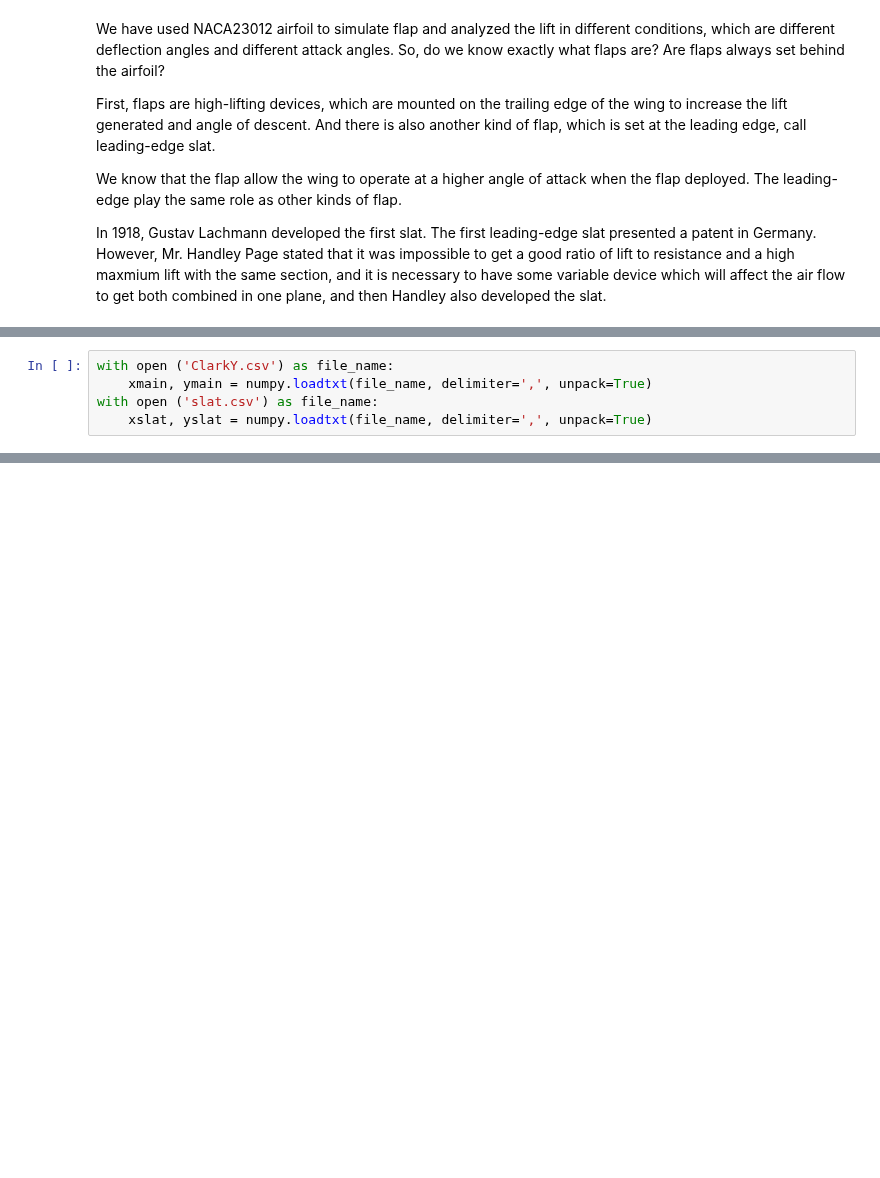
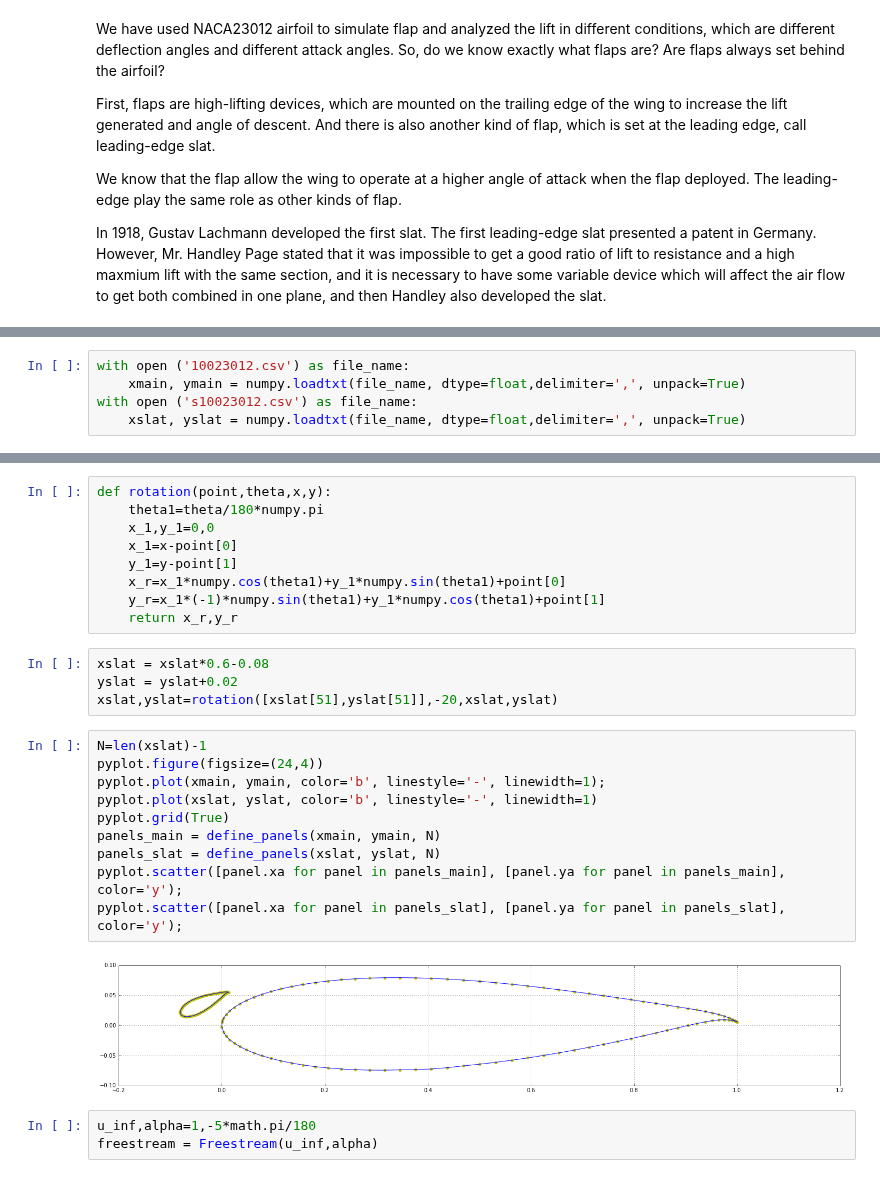
Before and after one commit to barbagroup/AeroPython-studentprojects2017, a Jupyter notebook: jiangtianliu/Jiangtian's_finalproject.ipynb, the cells around one changed output, grey strips where cells are left out. Cells and saved outputs as stored; diff of their text form; blank space fills up the shorter version.

```diff
--- a/jiangtianliu/Jiangtian's_finalproject.ipynb
+++ b/jiangtianliu/Jiangtian's_finalproject.ipynb
@@ -21,5 +169,5 @@ from matplotlib import pyplot
 # %%
-with open ('ClarkY.csv') as file_name:
-    xmain, ymain = numpy.loadtxt(file_name, delimiter=',', unpack=True)
-with open ('slat.csv') as file_name:
-    xslat, yslat = numpy.loadtxt(file_name, delimiter=',', unpack=True)
+with open ('10023012.csv') as file_name:
+    xmain, ymain = numpy.loadtxt(file_name, dtype=float,delimiter=',', unpack=True)
+with open ('s10023012.csv') as file_name:
+    xslat, yslat = numpy.loadtxt(file_name, dtype=float,delimiter=',', unpack=True)
@@ -33,0 +174,28 @@ pyplot.grid(True)
+# %%
+def rotation(point,theta,x,y):
+    theta1=theta/180*numpy.pi
+    x_1,y_1=0,0
+    x_1=x-point[0]
+    y_1=y-point[1]
+    x_r=x_1*numpy.cos(theta1)+y_1*numpy.sin(theta1)+point[0]
+    y_r=x_1*(-1)*numpy.sin(theta1)+y_1*numpy.cos(theta1)+point[1]
+    return x_r,y_r
+# %%
+xslat = xslat*0.6-0.08
+yslat = yslat+0.02
+xslat,yslat=rotation([xslat[51],yslat[51]],-20,xslat,yslat)
+# %%
+N=len(xslat)-1
+pyplot.figure(figsize=(24,4))
+pyplot.plot(xmain, ymain, color='b', linestyle='-', linewidth=1);
+pyplot.plot(xslat, yslat, color='b', linestyle='-', linewidth=1)
+pyplot.grid(True)
+panels_main = define_panels(xmain, ymain, N)
+panels_slat = define_panels(xslat, yslat, N)
+pyplot.scatter([panel.xa for panel in panels_main], [panel.ya for panel in panels_main], color='y');
+pyplot.scatter([panel.xa for panel in panels_slat], [panel.ya for panel in panels_slat], color='y');
+# %% [output]
+[figure, added]
+# %%
+u_inf,alpha=1,-5*math.pi/180
+freestream = Freestream(u_inf,alpha)
```
Also changed, not shown: parts of 13 cells of this notebook.
